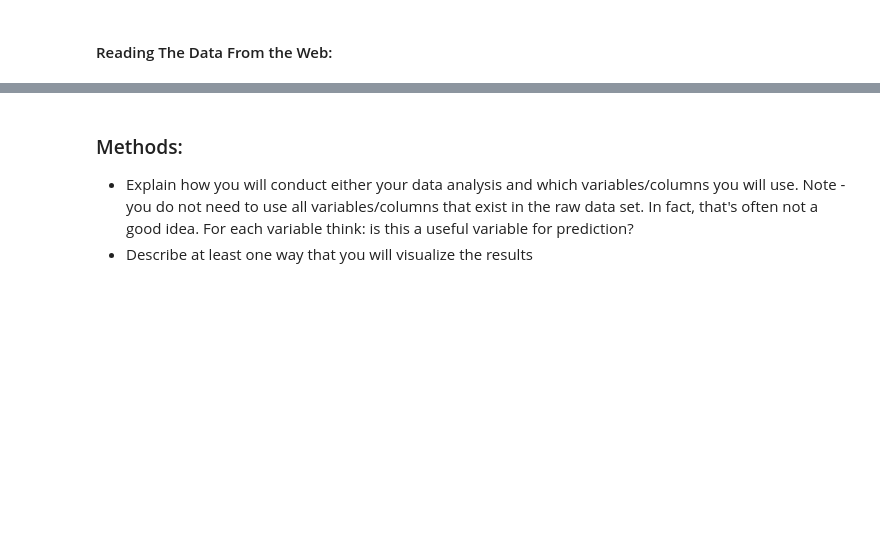
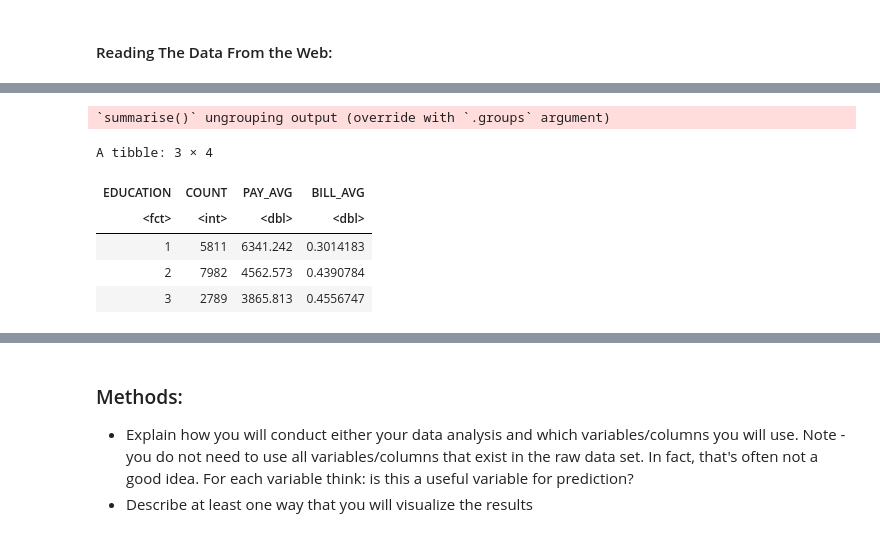
Before and after one commit to Yu-George/DSCI-100-Project, a Jupyter notebook: Proposal.ipynb, the cells around one changed output, grey strips where cells are left out. Saved outputs shown, nothing was run; the diff lists cells and outputs as text; code cells hidden in the pictures; blank space fills up the shorter version.

```diff
--- a/Proposal.ipynb
+++ b/Proposal.ipynb
@@ -89,0 +92,13 @@ A tibble: 2 × 4
+# %%
+credit_edu <- credit_train %>%
+    group_by(EDUCATION) %>%
+    summarize(COUNT = n(), PAY_AVG = mean(PAY_AVG), BILL_AVG = mean(BILL_AVG))
+credit_edu
+# %% [output]
+`summarise()` ungrouping output (override with `.groups` argument)
+A tibble: 3 × 4
+| EDUCATION | COUNT | PAY_AVG | BILL_AVG |
+| <fct> | <int> | <dbl> | <dbl> |
+| 1 | 5811 | 6341.242 | 0.3014183 |
+| 2 | 7982 | 4562.573 | 0.4390784 |
+| 3 | 2789 | 3865.813 | 0.4556747 |
```
Also changed, not shown: parts of 21 cells of this notebook.
